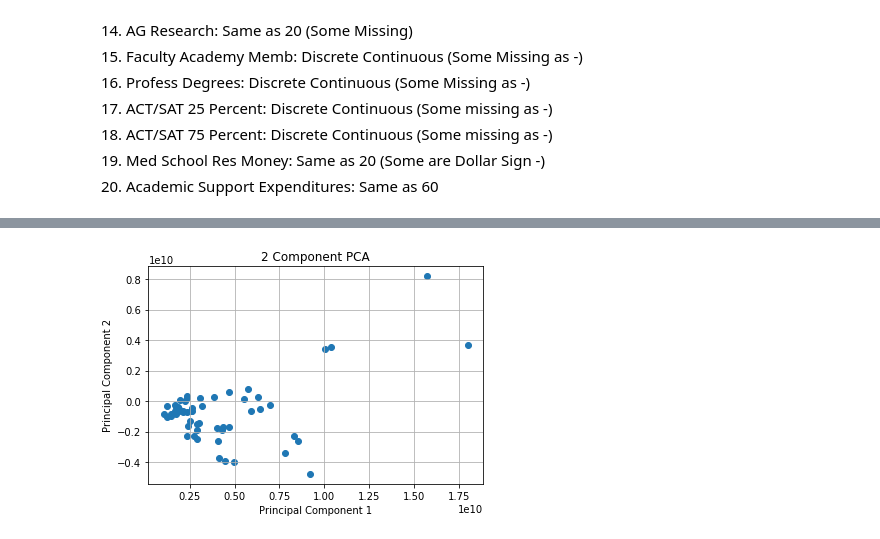
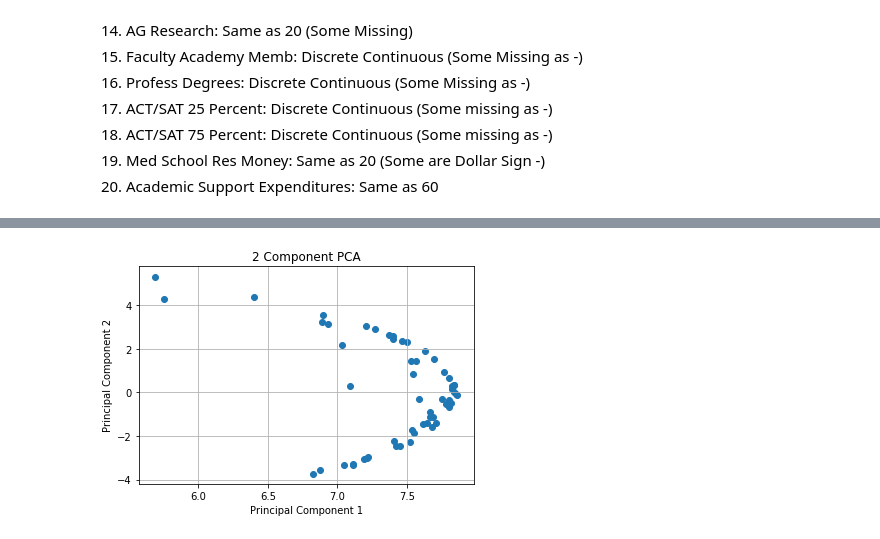
Before and after one commit to ilumsden/COSC528, a Jupyter notebook: project2/Devel.ipynb, the cells around one changed output, grey strips where cells are left out. Saved outputs shown, nothing was run; the diff lists cells and outputs as text; code cells hidden in the pictures.

```diff
--- a/project2/Devel.ipynb
+++ b/project2/Devel.ipynb
@@ -2,8 +2,8 @@
 import pandas as pd
 import numpy as np
 # %%
-df = pd.read_csv("UTK-peers.csv")
-df
+dataf = pd.read_csv("UTK-peers.csv")
+dataf
 # %% [output]
 |  | Unnamed: 0 | Name | IPEDS# | Carm R1 | HBC | % Blk Total Students | % Hisp Total Students | ... |
 | 0 | 0.0 | Univ. of Tennessee - Knoxville | 221759.0 | 1.0 | No | 7.0 | 3.0 | ... |
@@ -50,9 +50,9 @@ Note: Empty Space (or nothing) is represented in DataFrame as NaN
 # %%
 from DataPrep import *
 # %%
+df = dataf.copy()
 drop_unnessecary_data(df)
 convert_discrete(df)
 data = remove_dollar_signs(df)
 remove_nan(data)
 data = normalize(data)
-data
@@ -100,0 +66,3 @@ array([[ 2.12973921e+09, -6.89911058e+08],
+# %%
+pca_data = reduce_data(U, S, 2)
+pca_data
@@ -101,4 +87,4 @@ array([[ 2.12973921e+09, -6.89911058e+08],
 # %%
-plot_2PC(data)
+plot_2PC(pca_data)
 # %% [output]
-[figure, old version]
+[figure, new version]
```
Also changed, not shown: parts of 12 cells of this notebook, 4 other files.
